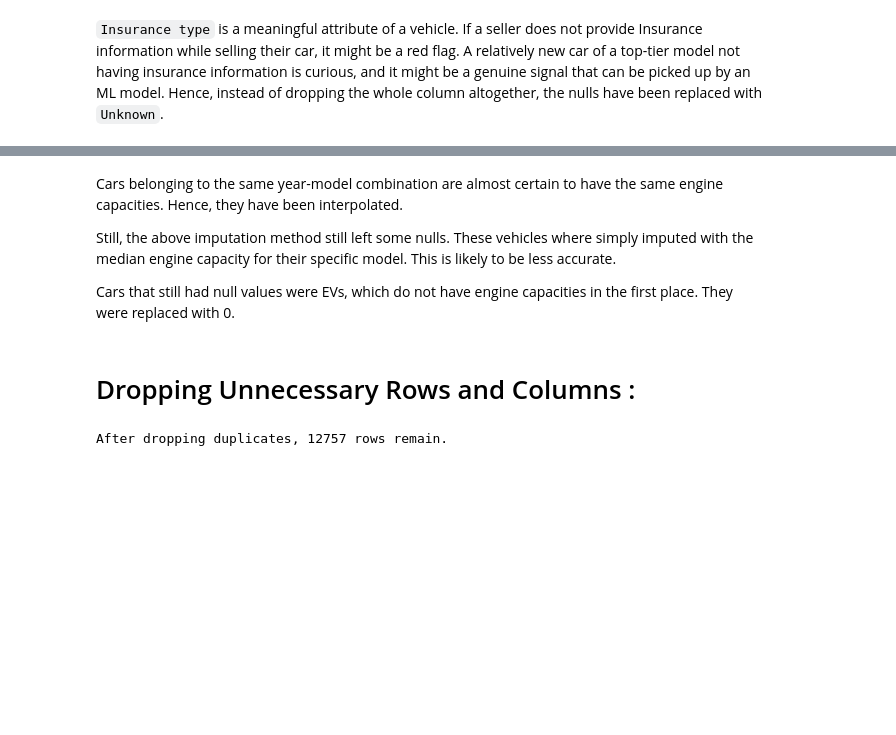
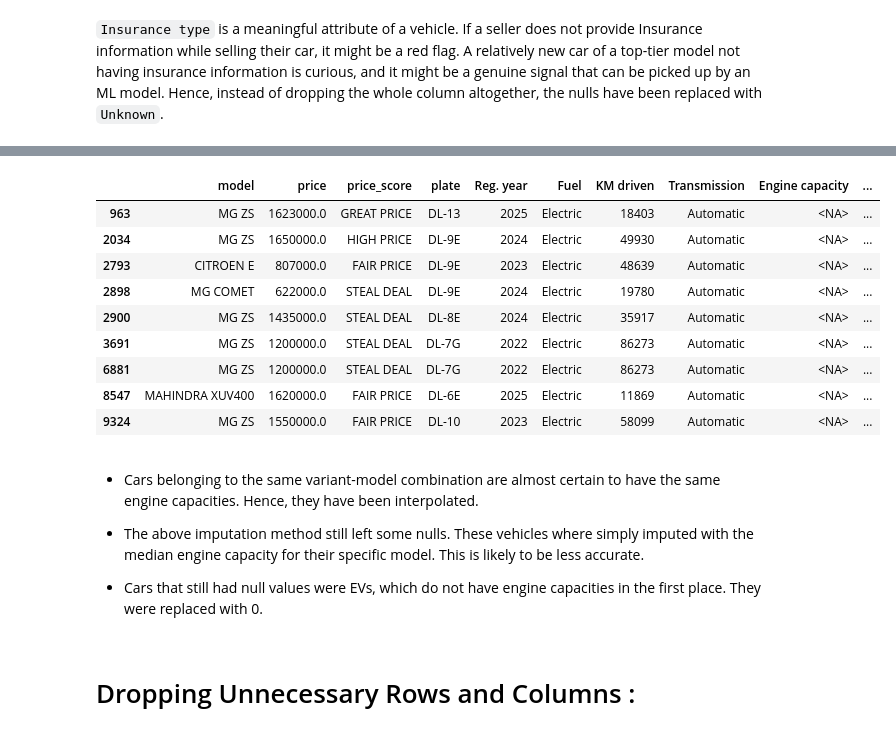
Before and after one commit to fida-z/smart-buy-classifier, a Jupyter notebook: notebooks/1.data_cleaning.ipynb, the cells around one changed output, grey strips where cells are left out. Cells and saved outputs as stored; diff of their text form; code cells hidden in the pictures; blank space fills up the shorter version.

Commit message:
Improved null handling

```diff
--- a/notebooks/1.data_cleaning.ipynb
+++ b/notebooks/1.data_cleaning.ipynb
@@ -183,4 +289,17 @@ data['Engine capacity'] = data['Engine capacity'].fillna(
 data['Engine capacity'] = data['Engine capacity'].fillna(
     data.groupby('model')['Engine capacity'].transform('median')
 )
+# %%
+data[data['Engine capacity'].isna()]
+# %% [output]
+|  | model | price | price_score | plate | Reg. year | Fuel | KM driven | Transmission | Engine capacity | ... |
+| 963 | MG ZS | 1623000.0 | GREAT PRICE | DL-13 | 2025 | Electric | 18403 | Automatic | <NA> | ... |
+| 2034 | MG ZS | 1650000.0 | HIGH PRICE | DL-9E | 2024 | Electric | 49930 | Automatic | <NA> | ... |
+| 2793 | CITROEN E | 807000.0 | FAIR PRICE | DL-9E | 2023 | Electric | 48639 | Automatic | <NA> | ... |
+| 2898 | MG COMET | 622000.0 | STEAL DEAL | DL-9E | 2024 | Electric | 19780 | Automatic | <NA> | ... |
+| 2900 | MG ZS | 1435000.0 | STEAL DEAL | DL-8E | 2024 | Electric | 35917 | Automatic | <NA> | ... |
+| 3691 | MG ZS | 1200000.0 | STEAL DEAL | DL-7G | 2022 | Electric | 86273 | Automatic | <NA> | ... |
+| 6881 | MG ZS | 1200000.0 | STEAL DEAL | DL-7G | 2022 | Electric | 86273 | Automatic | <NA> | ... |
+| 8547 | MAHINDRA XUV400 | 1620000.0 | FAIR PRICE | DL-6E | 2025 | Electric | 11869 | Automatic | <NA> | ... |
+| 9324 | MG ZS | 1550000.0 | FAIR PRICE | DL-10 | 2023 | Electric | 58099 | Automatic | <NA> | ... |
 # %%
@@ -188,13 +307,10 @@ data[data['Engine capacity'].isna()] = 0
 # %% [markdown]
-Cars belonging to the same year-model combination are almost certain to have the same engine capacities. Hence, they have been interpolated.
+- Cars belonging to the same variant-model combination are almost certain to have the same engine capacities. Hence, they have been interpolated.
 
-Still, the above imputation method still left some nulls. These vehicles where simply imputed with the median engine capacity for their specific model. This is likely to be less accurate.
+- The above imputation method still left some nulls. These vehicles where simply imputed with the median engine capacity for their specific model. This is likely to be less accurate.
 
-Cars that still had null values were EVs, which do not have engine capacities in the first place. They were replaced with 0.
+- Cars that still had null values were EVs, which do not have engine capacities in the first place. They were replaced with 0.
 # %% [markdown]
 # Dropping Unnecessary Rows and Columns :
 # %%
 data.drop_duplicates(inplace=True, keep='first')
-print(f"After dropping duplicates, {data.shape[0]} rows remain.")
-# %% [output]
-After dropping duplicates, 12757 rows remain.
```
Also changed, not shown: parts of 21 cells of this notebook.
